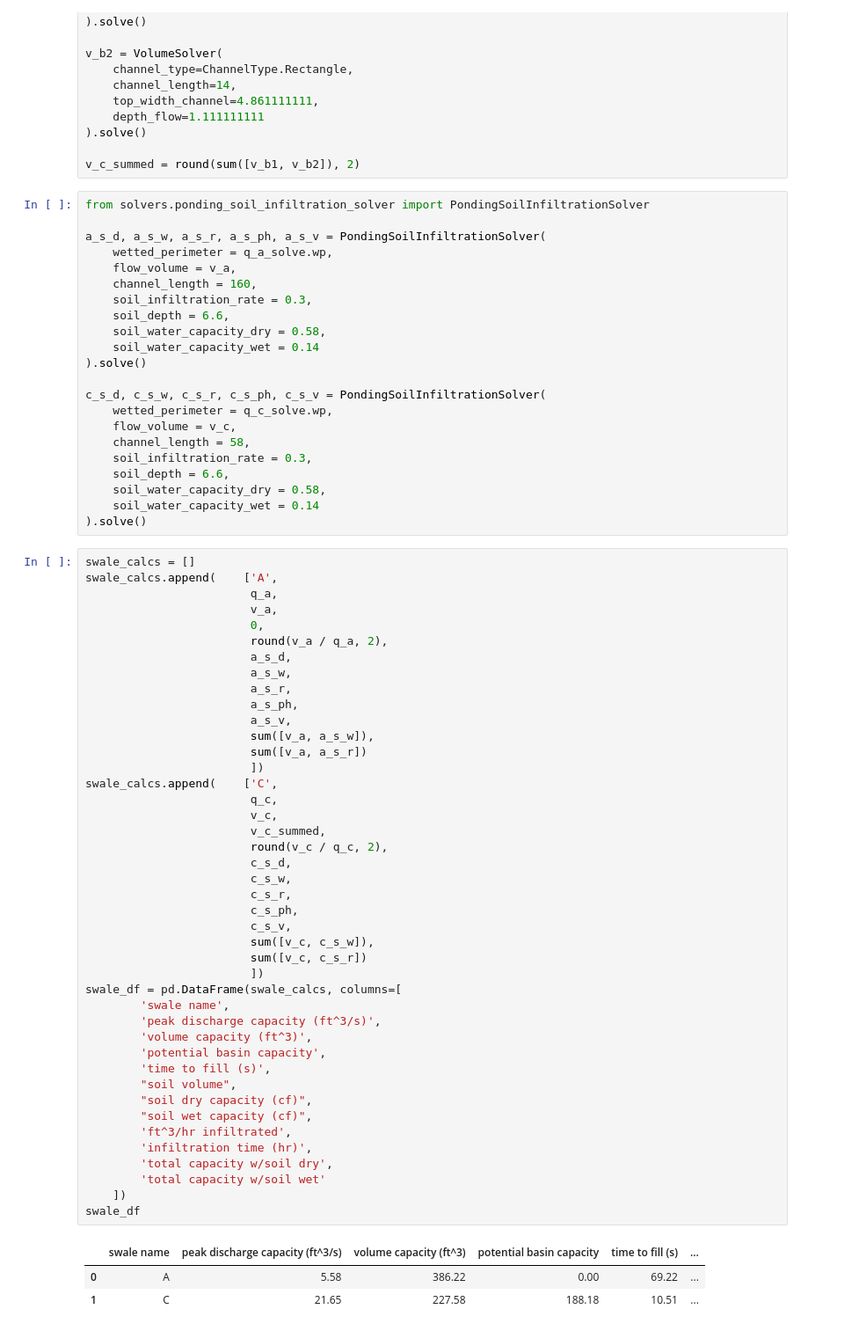
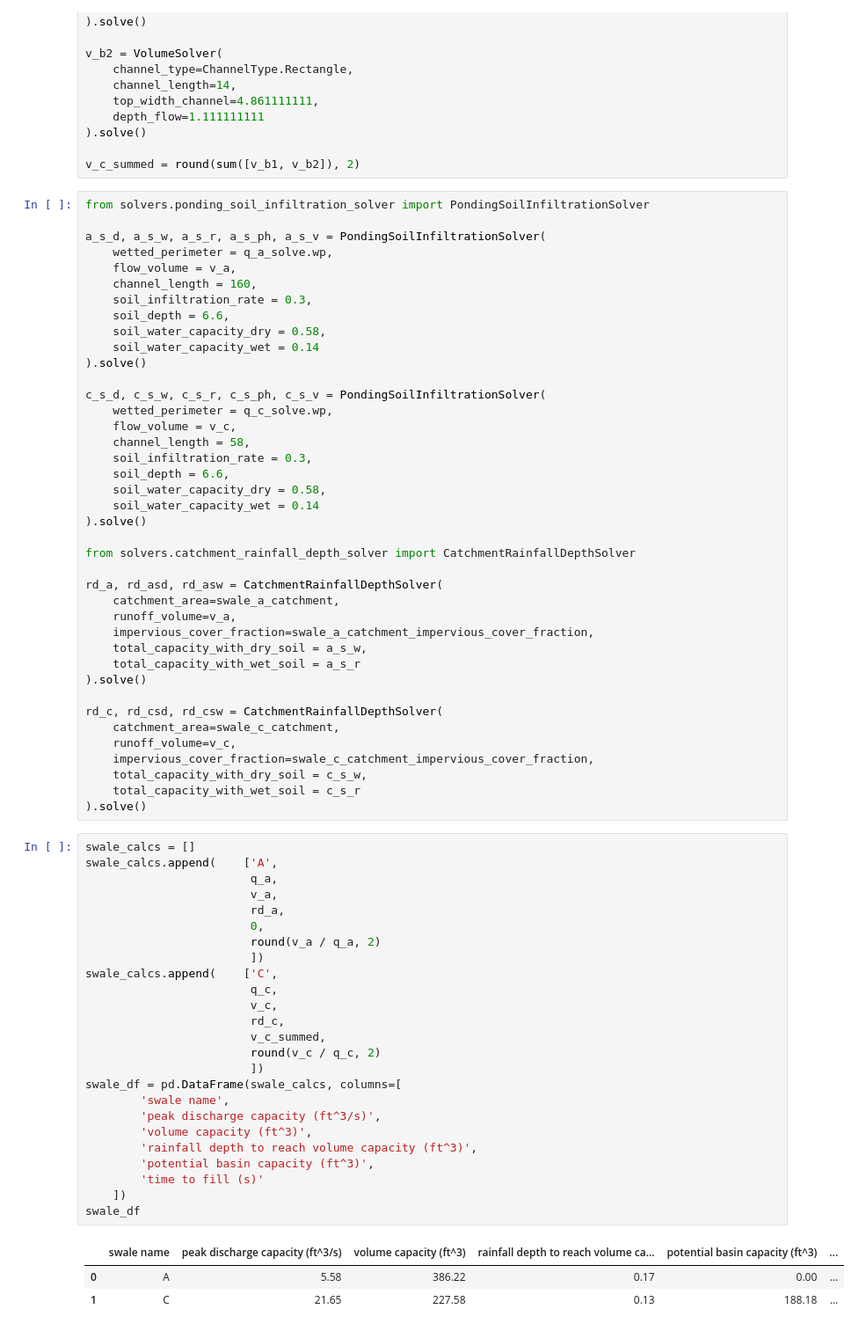
Before and after one commit to ramseyboy/shoal-creek-wq-bio-mitigation, a Jupyter notebook: swale_calculations.ipynb, the cells around one changed output. Shown at 88% size. Saved outputs shown, nothing was run; the diff lists cells and outputs as text.

```diff
--- a/swale_calculations.ipynb
+++ b/swale_calculations.ipynb
@@ -192,50 +199,50 @@ c_s_d, c_s_w, c_s_r, c_s_ph, c_s_v = PondingSoilInfiltrationSolver(
     soil_water_capacity_dry = 0.58,
     soil_water_capacity_wet = 0.14
 ).solve()
+
+from solvers.catchment_rainfall_depth_solver import CatchmentRainfallDepthSolver
+
+rd_a, rd_asd, rd_asw = CatchmentRainfallDepthSolver(
+    catchment_area=swale_a_catchment,
+    runoff_volume=v_a,
+    impervious_cover_fraction=swale_a_catchment_impervious_cover_fraction,
+    total_capacity_with_dry_soil = a_s_w,
+    total_capacity_with_wet_soil = a_s_r
+).solve()
+
+rd_c, rd_csd, rd_csw = CatchmentRainfallDepthSolver(
+    catchment_area=swale_c_catchment,
+    runoff_volume=v_c,
+    impervious_cover_fraction=swale_c_catchment_impervious_cover_fraction,
+    total_capacity_with_dry_soil = c_s_w,
+    total_capacity_with_wet_soil = c_s_r
+).solve()
 # %%
 swale_calcs = []
 swale_calcs.append(    ['A',
                         q_a,
                         v_a,
+                        rd_a,
                         0,
-                        round(v_a / q_a, 2),
-                        a_s_d,
-                        a_s_w,
-                        a_s_r,
-                        a_s_ph,
-                        a_s_v,
-                        sum([v_a, a_s_w]),
-                        sum([v_a, a_s_r])
+                        round(v_a / q_a, 2)
                         ])
 swale_calcs.append(    ['C',
                         q_c,
                         v_c,
+                        rd_c,
                         v_c_summed,
-                        round(v_c / q_c, 2),
-                        c_s_d,
-                        c_s_w,
-                        c_s_r,
-                        c_s_ph,
-                        c_s_v,
-                        sum([v_c, c_s_w]),
-                        sum([v_c, c_s_r])
+                        round(v_c / q_c, 2)
                         ])
 swale_df = pd.DataFrame(swale_calcs, columns=[
         'swale name',
         'peak discharge capacity (ft^3/s)',
         'volume capacity (ft^3)',
-        'potential basin capacity',
-        'time to fill (s)',
-        "soil volume",
-        "soil dry capacity (cf)",
-        "soil wet capacity (cf)",
-        'ft^3/hr infiltrated',
-        'infiltration time (hr)',
-        'total capacity w/soil dry',
-        'total capacity w/soil wet'
+        'rainfall depth to reach volume capacity (ft^3)',
+        'potential basin capacity (ft^3)',
+        'time to fill (s)'
     ])
 swale_df
 # %% [output]
-|  | swale name | peak discharge capacity (ft^3/s) | volume capacity (ft^3) | potential basin capacity | time to fill (s) | ... |
-| 0 | A | 5.58 | 386.22 | 0.00 | 69.22 | ... |
-| 1 | C | 21.65 | 227.58 | 188.18 | 10.51 | ... |
+|  | swale name | peak discharge capacity (ft^3/s) | volume capacity (ft^3) | rainfall depth to reach volume ca... | potential basin capacity (ft^3) | ... |
+| 0 | A | 5.58 | 386.22 | 0.17 | 0.00 | ... |
+| 1 | C | 21.65 | 227.58 | 0.13 | 188.18 | ... |
```
Also changed, not shown: parts of 2 cells of this notebook, 7 other files.
